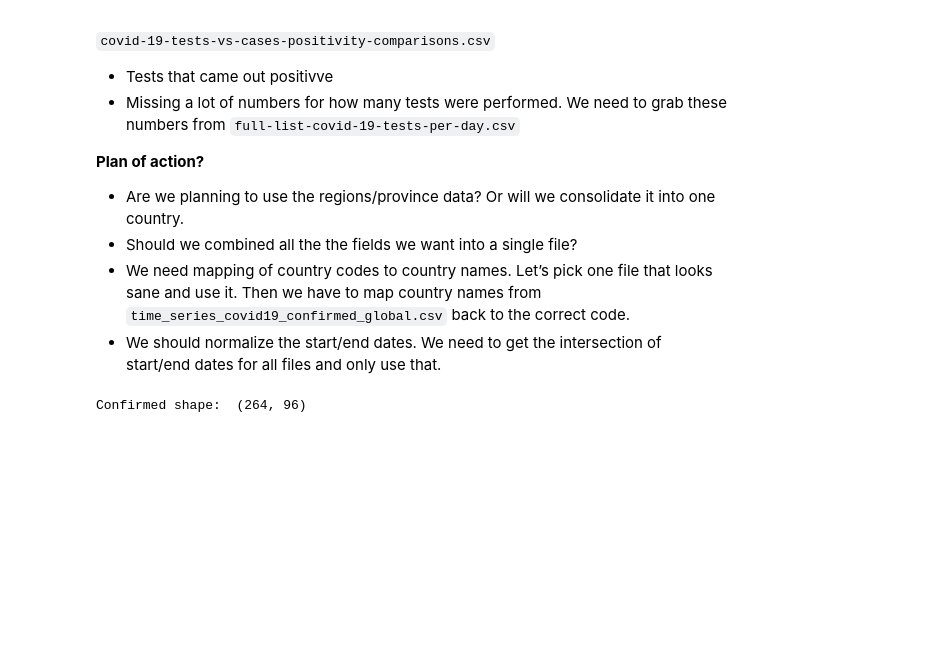
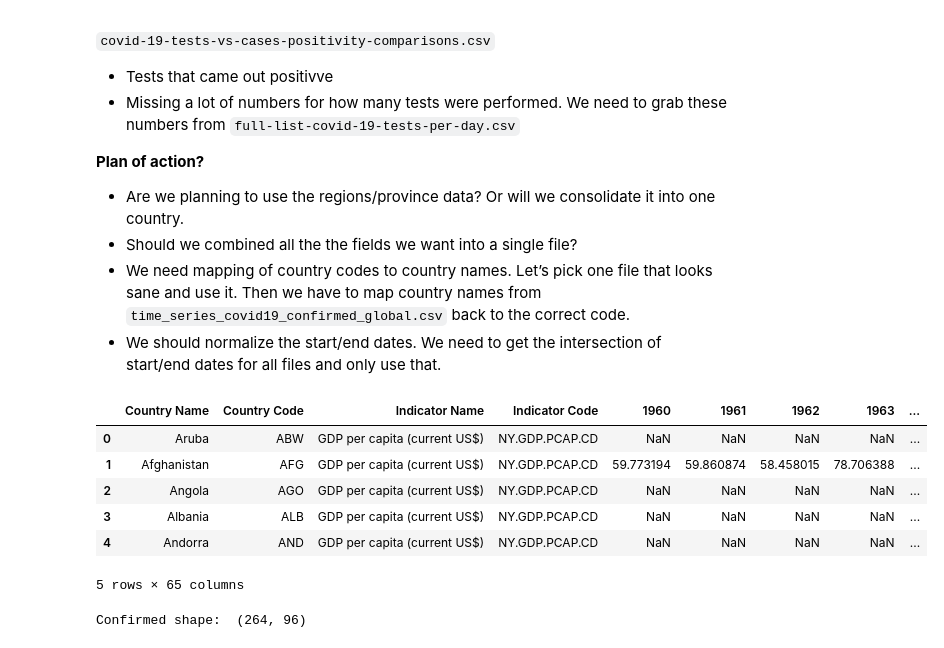
Before and after one commit to dtangster/cmpe256, a Jupyter notebook: david.ipynb, the cells around one changed output. Saved outputs shown, nothing was run; the diff lists cells and outputs as text; code cells hidden in the pictures; blank space fills up the shorter version.

```diff
--- a/david.ipynb
+++ b/david.ipynb
@@ -79,8 +85,21 @@ def plot_correlation_map( df ):
 # %%
 # Load the datasets
 confirmed_df = pd.read_csv("datasets/time_series_covid19_confirmed_global.csv")
 # Automatically convert dates from column 3 (index 2) to DateTime objects
 tests_df = pd.read_csv("datasets/full-list-covid-19-tests-per-day.csv", parse_dates=[2])
+gdp_df = pd.read_csv('datasets/gdp.csv')
+centroids_df = pd.read_csv('datasets/country_centroids_az8.csv')
+#a = centroids_df[["sovereignt", "sov_a3", "region_un", "subregion", "region_wb", "Longitude", "Latitude"]]
+#a.head()
+gdp_df.head()
+# %% [output]
+|  | Country Name | Country Code | Indicator Name | Indicator Code | 1960 | 1961 | 1962 | 1963 | ... |
+| 0 | Aruba | ABW | GDP per capita (current US$) | NY.GDP.PCAP.CD | NaN | NaN | NaN | NaN | ... |
+| 1 | Afghanistan | AFG | GDP per capita (current US$) | NY.GDP.PCAP.CD | 59.773194 | 59.860874 | 58.458015 | 78.706388 | ... |
+| 2 | Angola | AGO | GDP per capita (current US$) | NY.GDP.PCAP.CD | NaN | NaN | NaN | NaN | ... |
+| 3 | Albania | ALB | GDP per capita (current US$) | NY.GDP.PCAP.CD | NaN | NaN | NaN | NaN | ... |
+| 4 | Andorra | AND | GDP per capita (current US$) | NY.GDP.PCAP.CD | NaN | NaN | NaN | NaN | ... |
+5 rows × 65 columns
 # %%
 print("Confirmed shape: ", confirmed_df.shape)
 confirmed_df.head()
```
Also changed, not shown: parts of 7 cells of this notebook.
